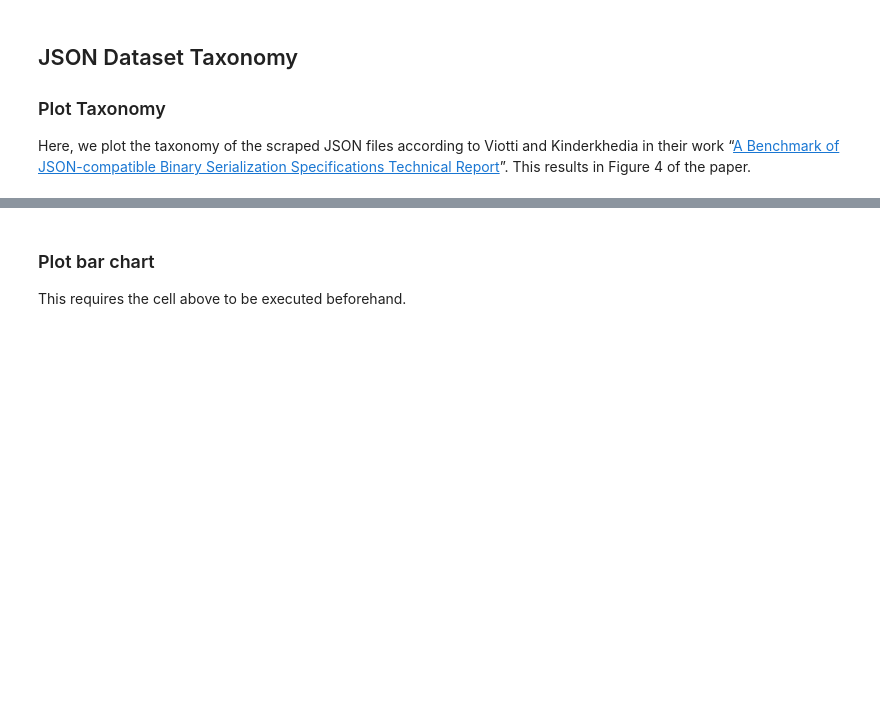
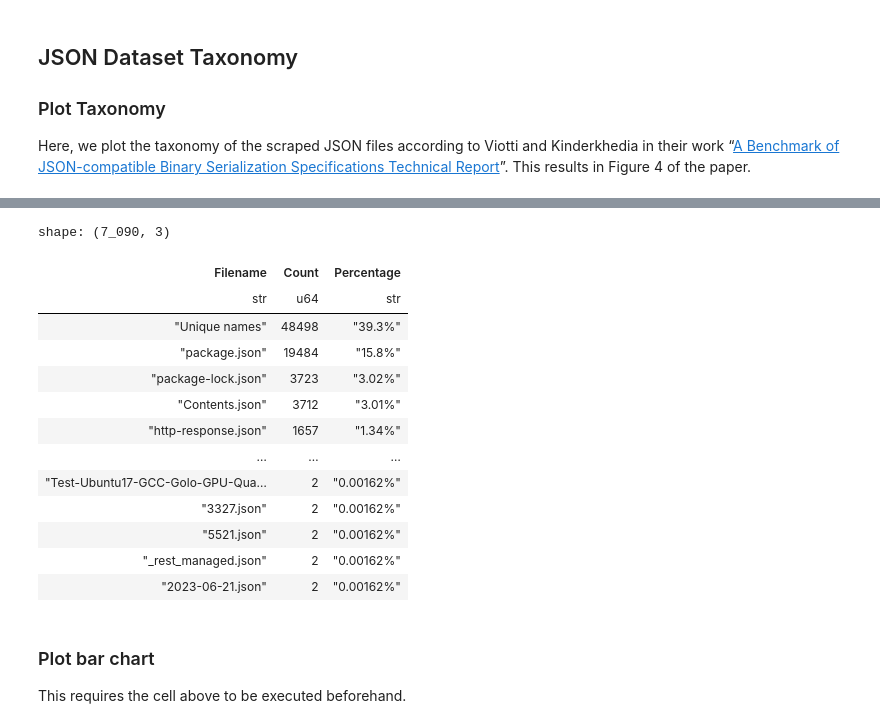
Before and after one commit to miri64/artifacts-tnsm26-cbor-dns-eval, a Jupyter notebook: 03_json2cbor_eval.ipynb, the cells around one changed output, grey strips where cells are left out. Drawn from its saved outputs; the diff is of its cells as text; code cells hidden in the pictures; blank space fills up the shorter version.

```diff
--- a/03_json2cbor_eval.ipynb
+++ b/03_json2cbor_eval.ipynb
@@ -559,0 +843,48 @@ config.json & 695 & 0.6\% \\
+# %%
+matplotlib.style.use(pathlib.Path.cwd() / "mlenders_fullwidth.mplstyle")
+
+matplotlib.rcParams["figure.figsize"] = (
+    (matplotlib.rcParams["figure.figsize"][0] * 9) / 10,
+    (matplotlib.rcParams["figure.figsize"][0] * 2) / 10,
+)
+
+lf = polars.scan_csv(
+    pathlib.Path(JSON2CBOR_EVAL_DIR) / "json2cbor_rpi3.csv.gz",
+    separator=";"
+).filter(
+    polars.col("json_filename").str.starts_with("github/")
+    & (polars.col("github_type") == "stored_json")
+).with_columns(
+    json_filename=polars.col("json_filename").str.split("/").list.last()
+).group_by("json_filename").agg(
+    count=polars.col("json_filename").count()
+).with_columns(
+    json_filename=polars.when(
+        polars.col("count") < 2
+    ).then(
+        polars.lit("Unique names")
+    ).otherwise(polars.col("json_filename"))
+).group_by("json_filename").agg(
+    count=polars.col("count").sum()
+).with_columns(
+    percentage=polars.col("count") / polars.col("count").sum() * 100
+).sort("count", descending=True).rename(
+    {
+        "json_filename": "Filename",
+    }
+).rename(lambda t: t.title())
+
+print(
+    lf.filter(polars.col("Percentage") >= 0.5).collect().to_pandas().to_latex(
+        float_format=lambda x: rf"{x:0.1f}\%",
+        index=False
+    )
+)
+
+lf.with_columns(
+    polars.col("Percentage").map_elements(
+        lambda s: f"{s:.3g}%",
+        return_dtype=polars.String,
+    )
+).collect()
+# %% [output]
@@ -560,3 +910,17 @@ config.json & 695 & 0.6\% \\
+shape: (7_090, 3)
+| Filename | Count | Percentage |
+| str | u64 | str |
+| "Unique names" | 48498 | "39.3%" |
+| "package.json" | 19484 | "15.8%" |
+| "package-lock.json" | 3723 | "3.02%" |
+| "Contents.json" | 3712 | "3.01%" |
+| "http-response.json" | 1657 | "1.34%" |
+| … | … | … |
+| "Test-Ubuntu17-GCC-Golo-GPU-Qua… | 2 | "0.00162%" |
+| "3327.json" | 2 | "0.00162%" |
+| "5521.json" | 2 | "0.00162%" |
+| "_rest_managed.json" | 2 | "0.00162%" |
+| "2023-06-21.json" | 2 | "0.00162%" |
 # %% [markdown]
 ### Plot bar chart
 
```
Also changed, not shown: parts of 31 cells of this notebook, 34 other files.
